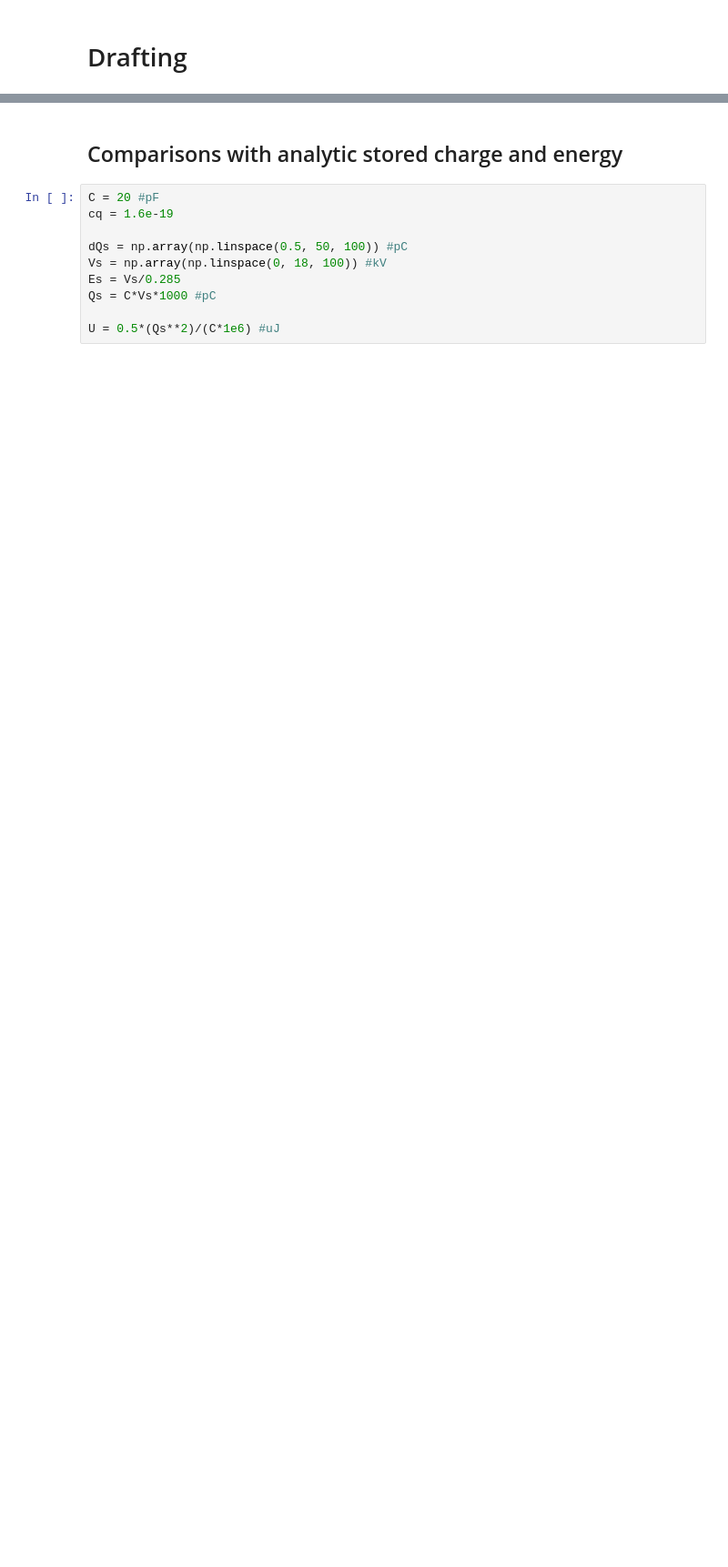
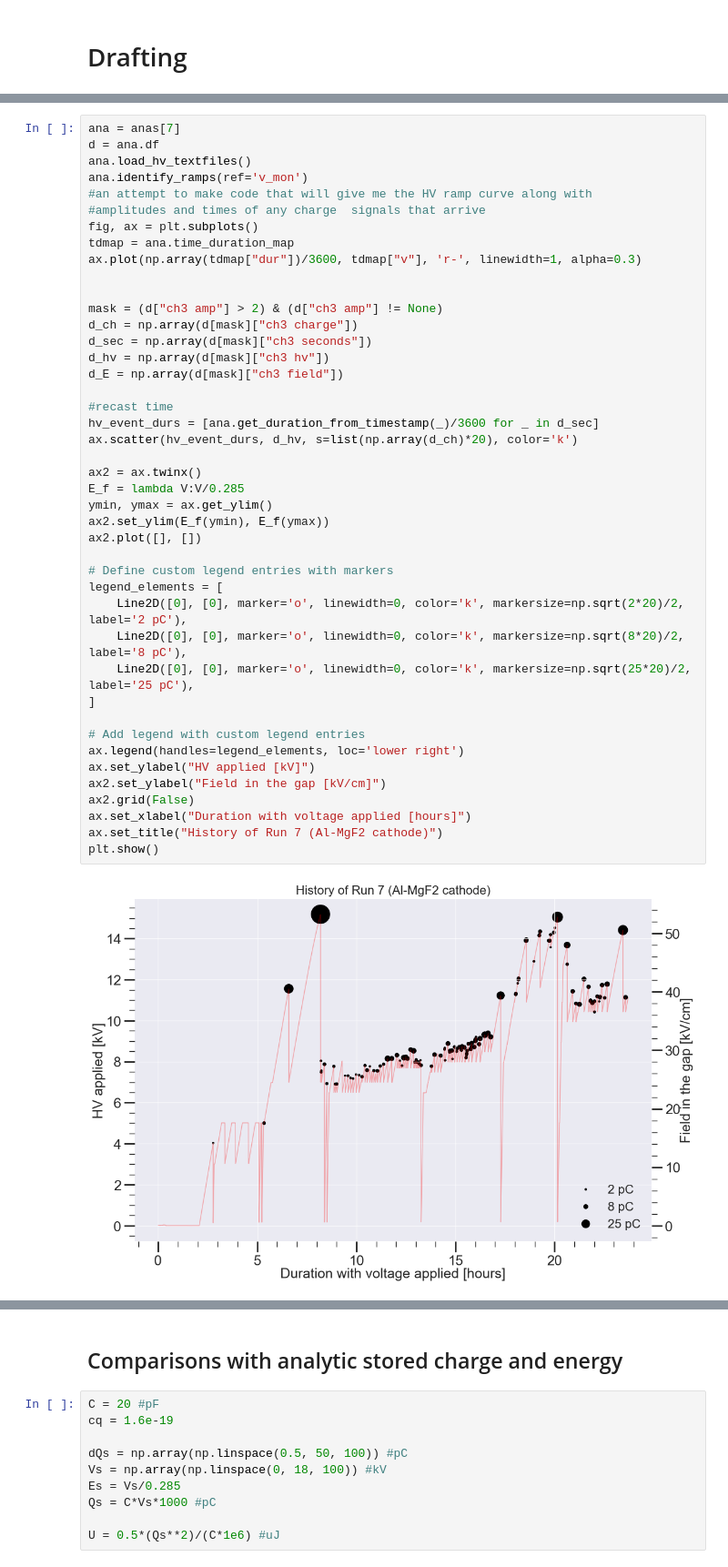
Before and after one commit to ejangelico/ad2-data-processing, a Jupyter notebook: notebooks/Analysis of run comparisons.ipynb, the cells around one changed output, grey strips where cells are left out. Shown at 91% size. Drawn from its saved outputs; the diff is of its cells as text; blank space fills up the shorter version.

```diff
--- a/notebooks/Analysis of run comparisons.ipynb
+++ b/notebooks/Analysis of run comparisons.ipynb
@@ -352,0 +355,45 @@ for run, ana in anas.items():
+# %%
+ana = anas[7]
+d = ana.df
+ana.load_hv_textfiles()
+ana.identify_ramps(ref='v_mon')
+#an attempt to make code that will give me the HV ramp curve along with
+#amplitudes and times of any charge  signals that arrive
+fig, ax = plt.subplots()
+tdmap = ana.time_duration_map
+ax.plot(np.array(tdmap["dur"])/3600, tdmap["v"], 'r-', linewidth=1, alpha=0.3)
+
+
+mask = (d["ch3 amp"] > 2) & (d["ch3 amp"] != None)
+d_ch = np.array(d[mask]["ch3 charge"])
+d_sec = np.array(d[mask]["ch3 seconds"])
+d_hv = np.array(d[mask]["ch3 hv"])
+d_E = np.array(d[mask]["ch3 field"])
+
+#recast time
+hv_event_durs = [ana.get_duration_from_timestamp(_)/3600 for _ in d_sec]
+ax.scatter(hv_event_durs, d_hv, s=list(np.array(d_ch)*20), color='k')
+
+ax2 = ax.twinx()
+E_f = lambda V:V/0.285
+ymin, ymax = ax.get_ylim()
+ax2.set_ylim(E_f(ymin), E_f(ymax))
+ax2.plot([], [])
+
+# Define custom legend entries with markers
+legend_elements = [
+    Line2D([0], [0], marker='o', linewidth=0, color='k', markersize=np.sqrt(2*20)/2, label='2 pC'),
+    Line2D([0], [0], marker='o', linewidth=0, color='k', markersize=np.sqrt(8*20)/2, label='8 pC'),
+    Line2D([0], [0], marker='o', linewidth=0, color='k', markersize=np.sqrt(25*20)/2, label='25 pC'),
+]
+
+# Add legend with custom legend entries
+ax.legend(handles=legend_elements, loc='lower right')
+ax.set_ylabel("HV applied [kV]")
+ax2.set_ylabel("Field in the gap [kV/cm]")
+ax2.grid(False)
+ax.set_xlabel("Duration with voltage applied [hours]")
+ax.set_title("History of Run 7 (Al-MgF2 cathode)")
+plt.show()
+# %% [output]
+[figure, added]
```
Also changed, not shown: parts of 7 cells of this notebook, 6 other files.
